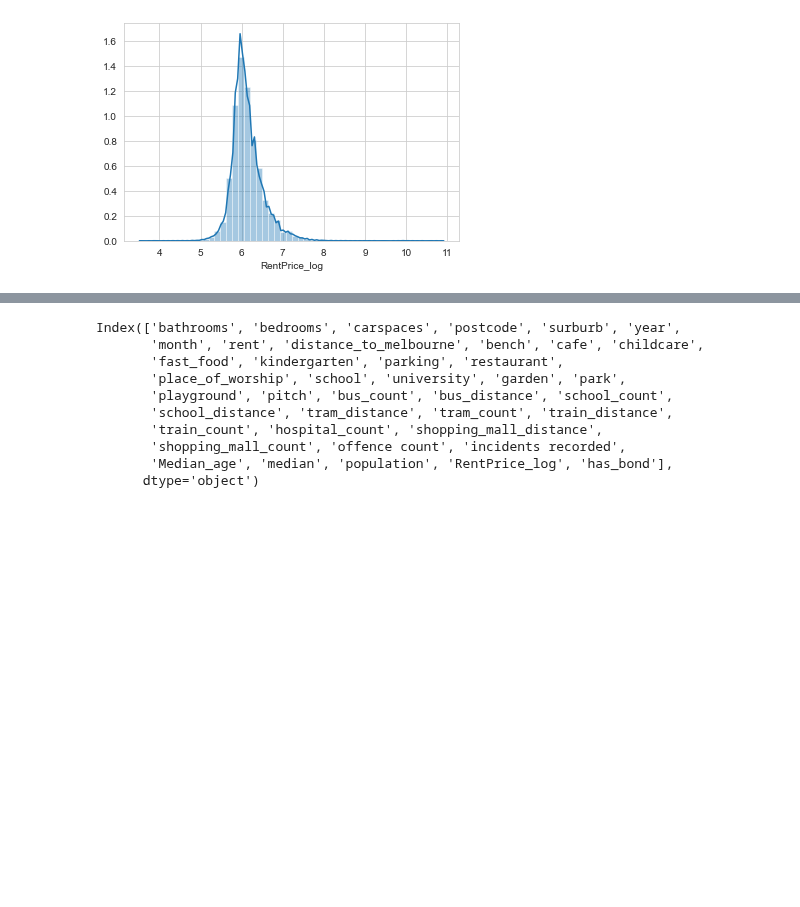
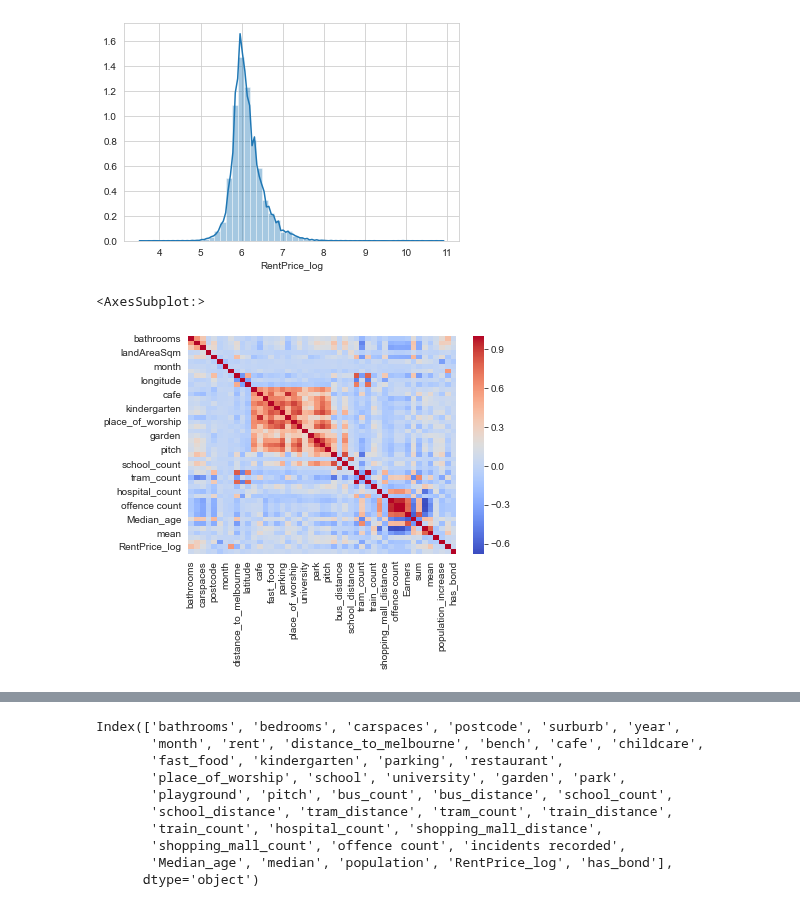
Before and after one commit to MAST30034-Applied-Data-Science/generic-real-estate-consulting-project-group-12, a Jupyter notebook: notebooks/prediction.ipynb, the cells around one changed output, grey strips where cells are left out. Drawn from its saved outputs; the diff is of its cells as text; code cells hidden in the pictures; blank space fills up the shorter version.

```diff
--- a/notebooks/prediction.ipynb
+++ b/notebooks/prediction.ipynb
@@ -81,3 +81,8 @@ def bond(val):
     return 1
 newdf['has_bond'] = newdf['bond'].apply(bond)
 newdf = newdf.drop(['bond'], axis=1)
+# %%
+sns.heatmap(newdf.corr(), cmap="coolwarm")
+# %% [output]
+<AxesSubplot:>
+[figure, added]
```
Also changed, not shown: parts of 1 cell of this notebook.
